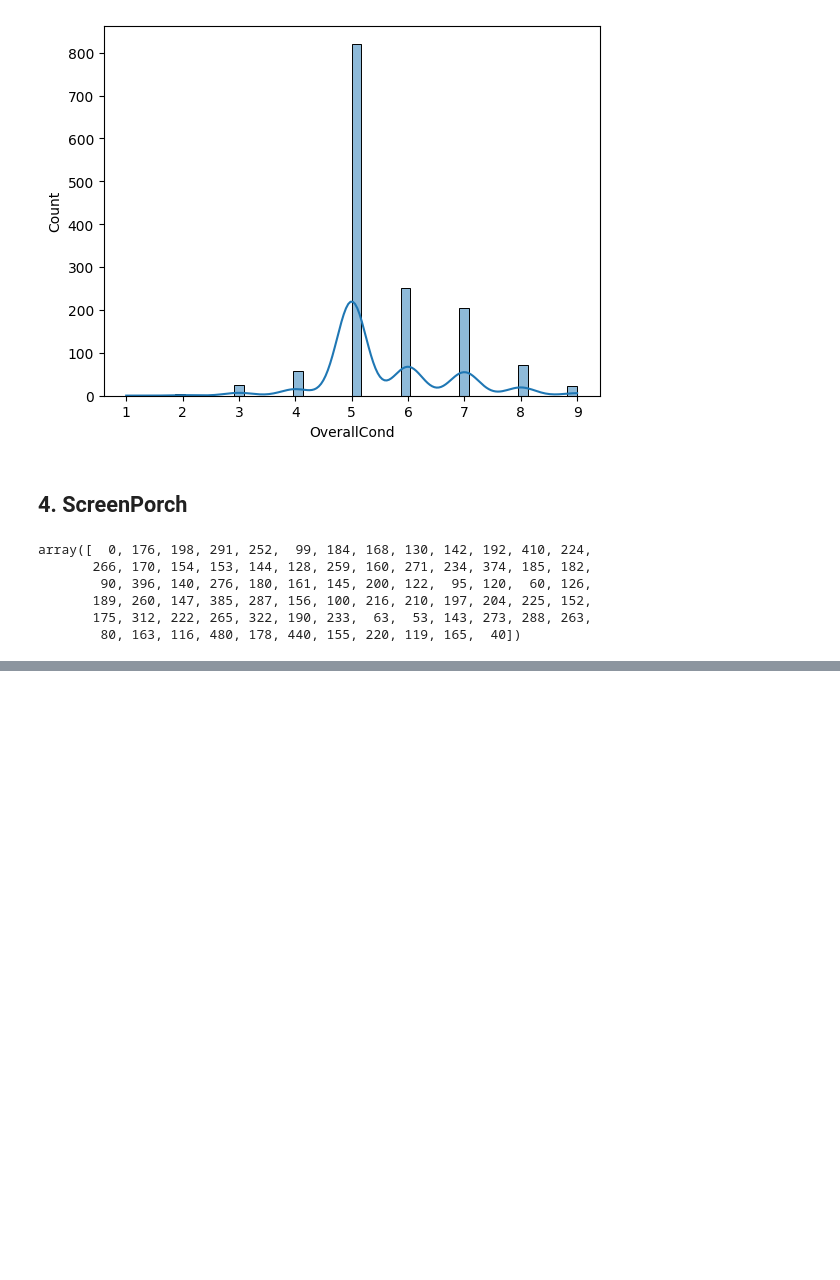
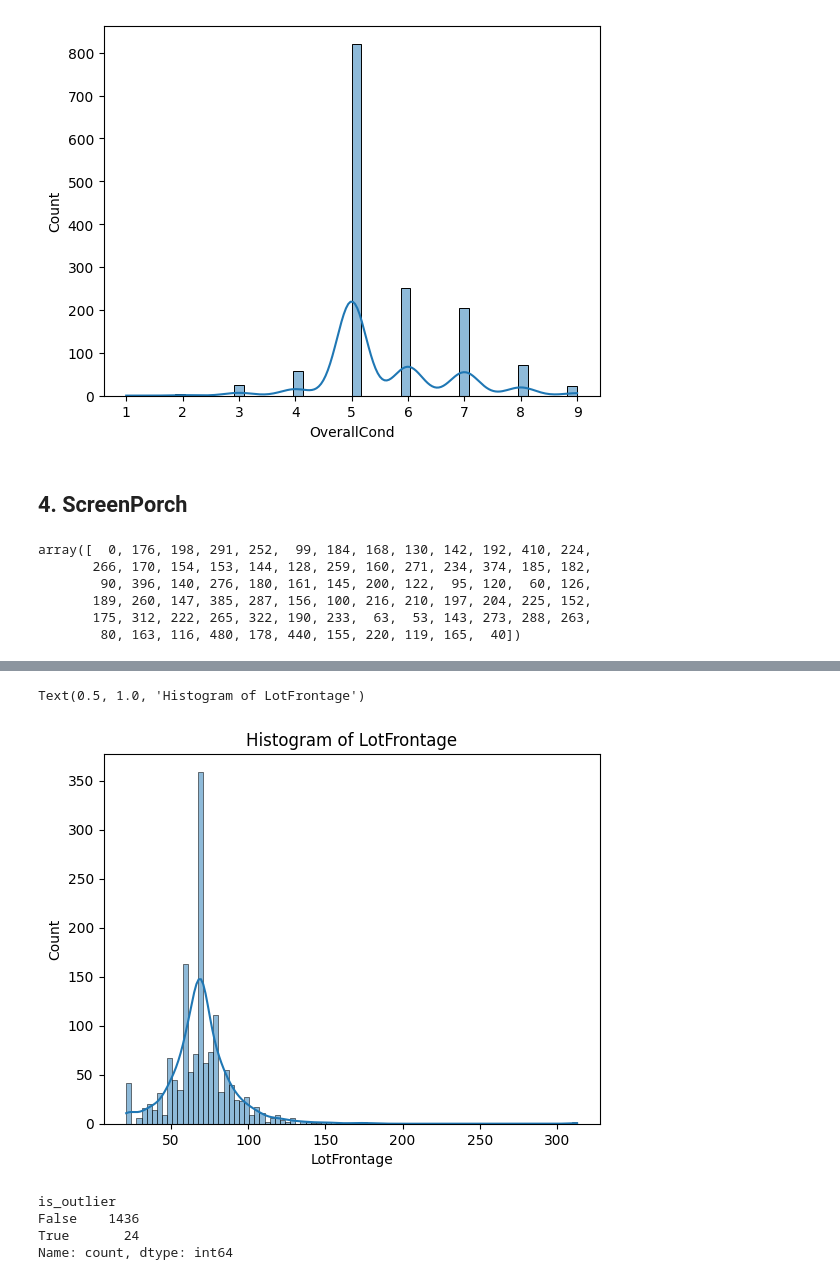
Before and after one commit to akhyear/house_price_prediction, a Jupyter notebook: train_code.ipynb, the cells around one changed output, grey strips where cells are left out. Drawn from its saved outputs; the diff is of its cells as text; code cells hidden in the pictures; blank space fills up the shorter version.

Commit message:
Capped LotFrontage outlier using z-score and replacing it to LotFrontage_capped

```diff
--- a/train_code.ipynb
+++ b/train_code.ipynb
@@ -1351,0 +1447,28 @@ Name: count, Length: 76, dtype: int64
+# %%
+histogram = sns.histplot(df['LotFrontage'], kde=True)
+plt.title('Histogram of LotFrontage')
+# %% [output]
+Text(0.5, 1.0, 'Histogram of LotFrontage')
+[figure, added]
+# %%
+# Define a threshold for identifying outliers
+# A common choice is 2.5 or 3 standard deviations from the mean
+
+
+# Compute mean and standard deviation of LotFrontage
+mean_val = df['LotFrontage'].mean()
+std_val = df['LotFrontage'].std()
+
+# Compute z-scores of LotFrontage
+df['z_score'] = (df['LotFrontage'] - mean_val) / std_val
+
+# I'm using 2.5 here for a more lenient threshold
+threshold = 2.5
+df['is_outlier'] = df['z_score'].abs() > threshold
+
+print(df['is_outlier'].value_counts())
+# %% [output]
+is_outlier
+False    1436
+True       24
+Name: count, dtype: int64
```
Also changed, not shown: parts of 32 cells of this notebook.
